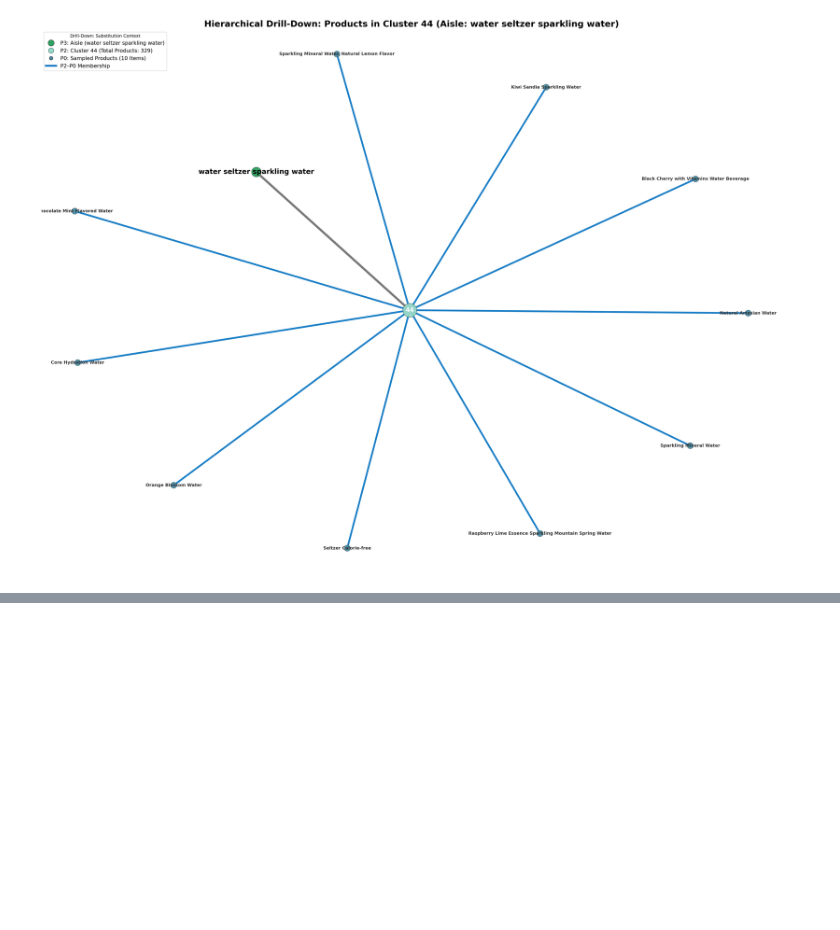
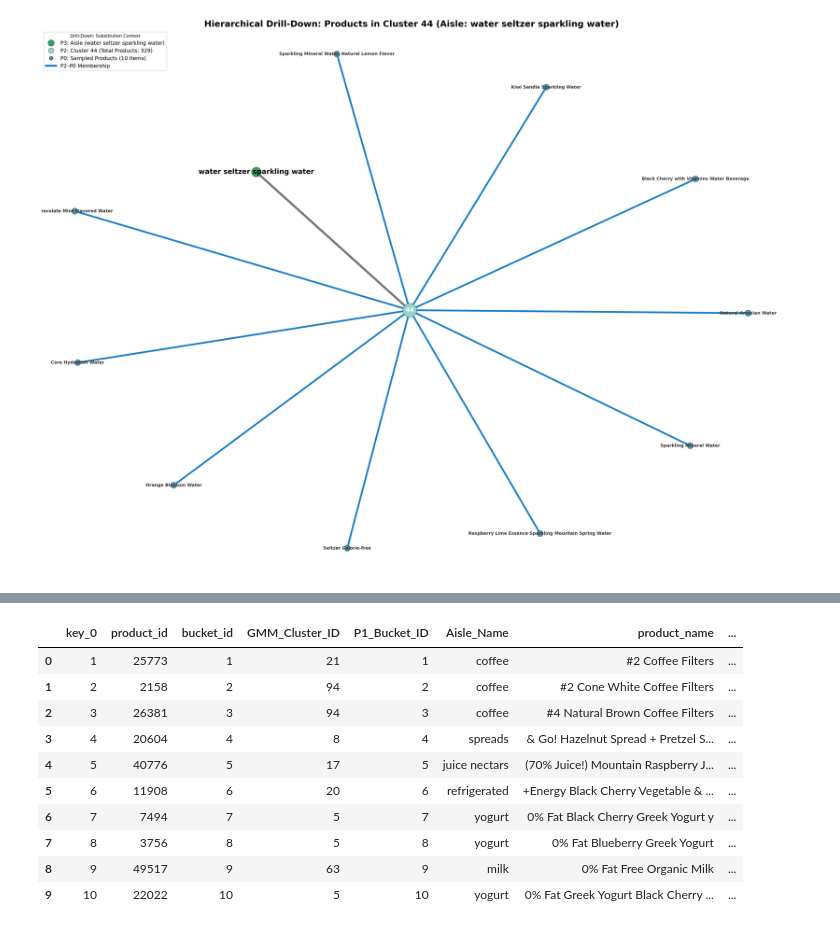
Before and after one commit to arihanth26/OOS-Product-Recommendation, a Jupyter notebook: notebooks/gmm_train.ipynb, the cells around one changed output, grey strips where cells are left out. Drawn from its saved outputs; the diff is of its cells as text; code cells hidden in the pictures; blank space fills up the shorter version.

```diff
--- a/notebooks/gmm_train.ipynb
+++ b/notebooks/gmm_train.ipynb
@@ -1062,0 +1058,15 @@ Example: Listing products for Cluster 24.
+# %%
+final_cluster_df = pd.merge(product_to_bucket_df, cluster_data, how='left', left_on=product_to_bucket_df['bucket_id'], right_on=cluster_data['P1_Bucket_ID'])
+final_cluster_df.head(10)
+# %% [output]
+|  | key_0 | product_id | bucket_id | GMM_Cluster_ID | P1_Bucket_ID | Aisle_Name | product_name | ... |
+| 0 | 1 | 25773 | 1 | 21 | 1 | coffee | #2 Coffee Filters | ... |
+| 1 | 2 | 2158 | 2 | 94 | 2 | coffee | #2 Cone White Coffee Filters | ... |
+| 2 | 3 | 26381 | 3 | 94 | 3 | coffee | #4 Natural Brown Coffee Filters | ... |
+| 3 | 4 | 20604 | 4 | 8 | 4 | spreads | & Go! Hazelnut Spread + Pretzel S... | ... |
+| 4 | 5 | 40776 | 5 | 17 | 5 | juice nectars | (70% Juice!) Mountain Raspberry J... | ... |
+| 5 | 6 | 11908 | 6 | 20 | 6 | refrigerated | +Energy Black Cherry Vegetable & ... | ... |
+| 6 | 7 | 7494 | 7 | 5 | 7 | yogurt | 0% Fat Black Cherry Greek Yogurt y | ... |
+| 7 | 8 | 3756 | 8 | 5 | 8 | yogurt | 0% Fat Blueberry Greek Yogurt | ... |
+| 8 | 9 | 49517 | 9 | 63 | 9 | milk | 0% Fat Free Organic Milk | ... |
+| 9 | 10 | 22022 | 10 | 5 | 10 | yogurt | 0% Fat Greek Yogurt Black Cherry ... | ... |
```
Also changed, not shown: parts of 5 cells of this notebook, 12 other files.
